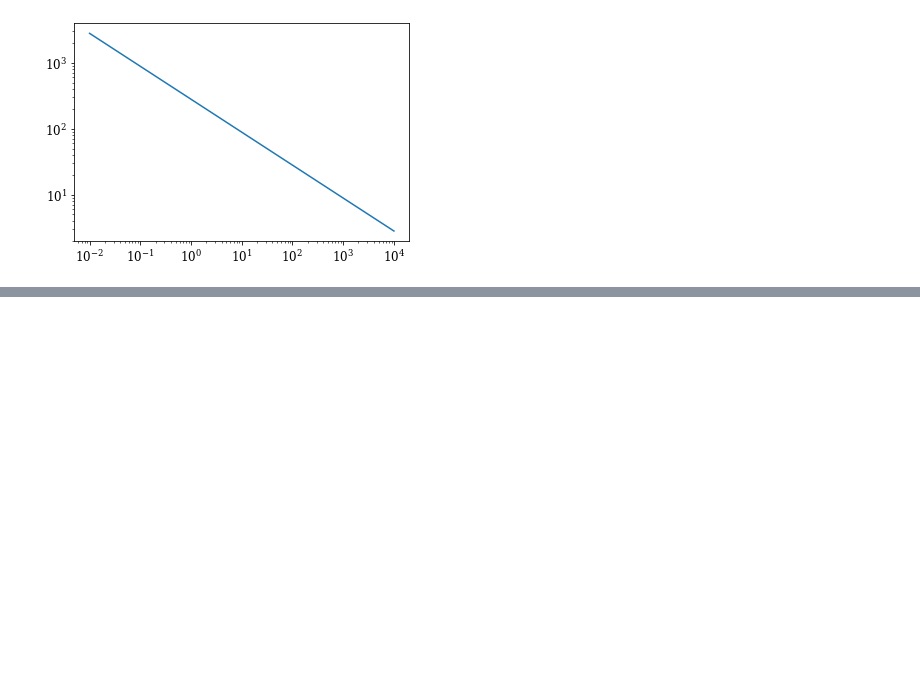
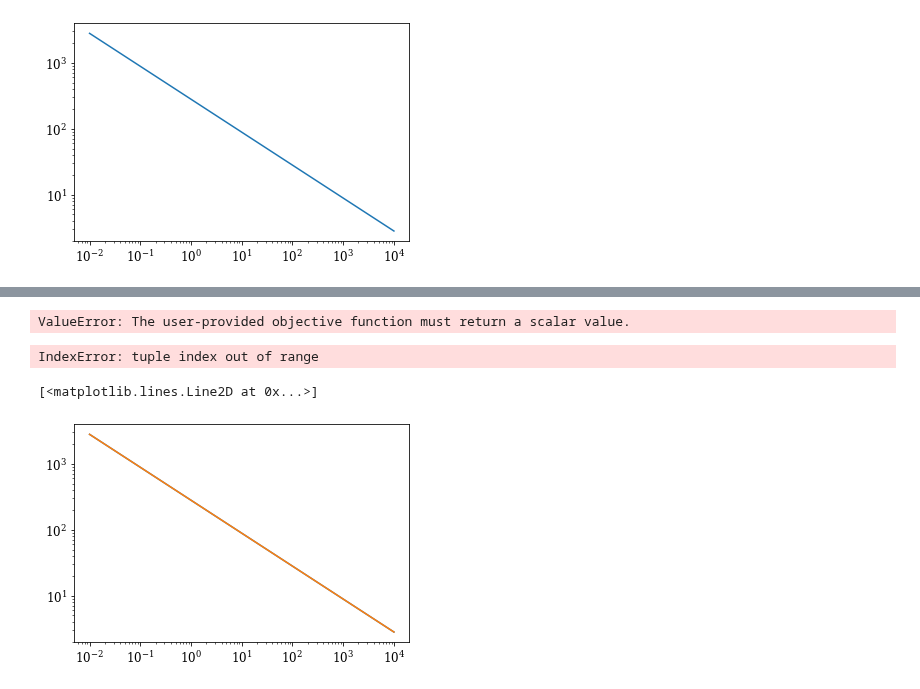
Before and after one commit to agent031/bachelor_code, a Jupyter notebook: Testing_values_T0/combined_temp.ipynb, the cells around one changed output, grey strips where cells are left out. Drawn from its saved outputs; the diff is of its cells as text; code cells hidden in the pictures; blank space fills up the shorter version.

```diff
--- a/Testing_values_T0/combined_temp.ipynb
+++ b/Testing_values_T0/combined_temp.ipynb
@@ -156,3 +164,3 @@ plt.loglog(r, T_req)
 # %%
-res = fsolve(lambda T: T_vis(T, Σ_initial(r_au))**4 + T_req**4 - T**4, x0 = T_req)
+res1 = fsolve(lambda T: T_vis(T, Σ_initial(r_au)).value**4 + T_req.value**4 - T**4, x0 = T_req.value)
 # %% [output]
@@ -159,0 +168,14 @@ UnitConversionError: Can only apply 'add' function to quantities with compatible
+# %%
+res3 = minimize(lambda T: abs(T_vis(T, Σ_initial(r_au)).value**4 + T_req.value**4 - T**4), x0 = T_req.value)
+# %% [output]
+ValueError: The user-provided objective function must return a scalar value.
+# %%
+res2 = differential_evolution(lambda T: abs(T_vis(T, Σ_initial(r_au)).value**4 + T_req.value**4 - T**4), bounds = (0, 1e6))
+# %% [output]
+IndexError: tuple index out of range
+# %%
+plt.loglog(r, res1)
+plt.loglog(r, res2)
+# %% [output]
+[<matplotlib.lines.Line2D at 0x...>]
+[figure, added]
```
Also changed, not shown: parts of 5 cells of this notebook.
